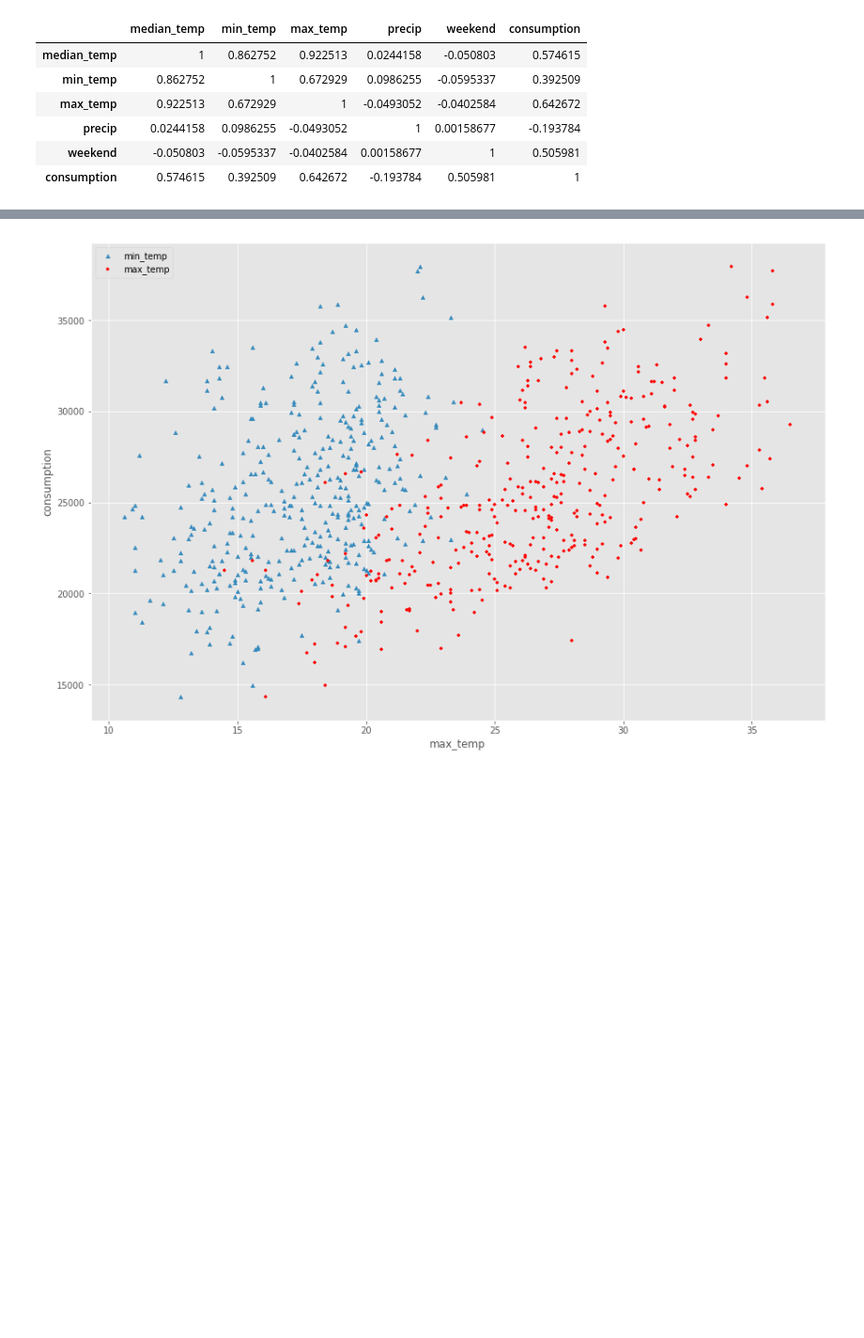
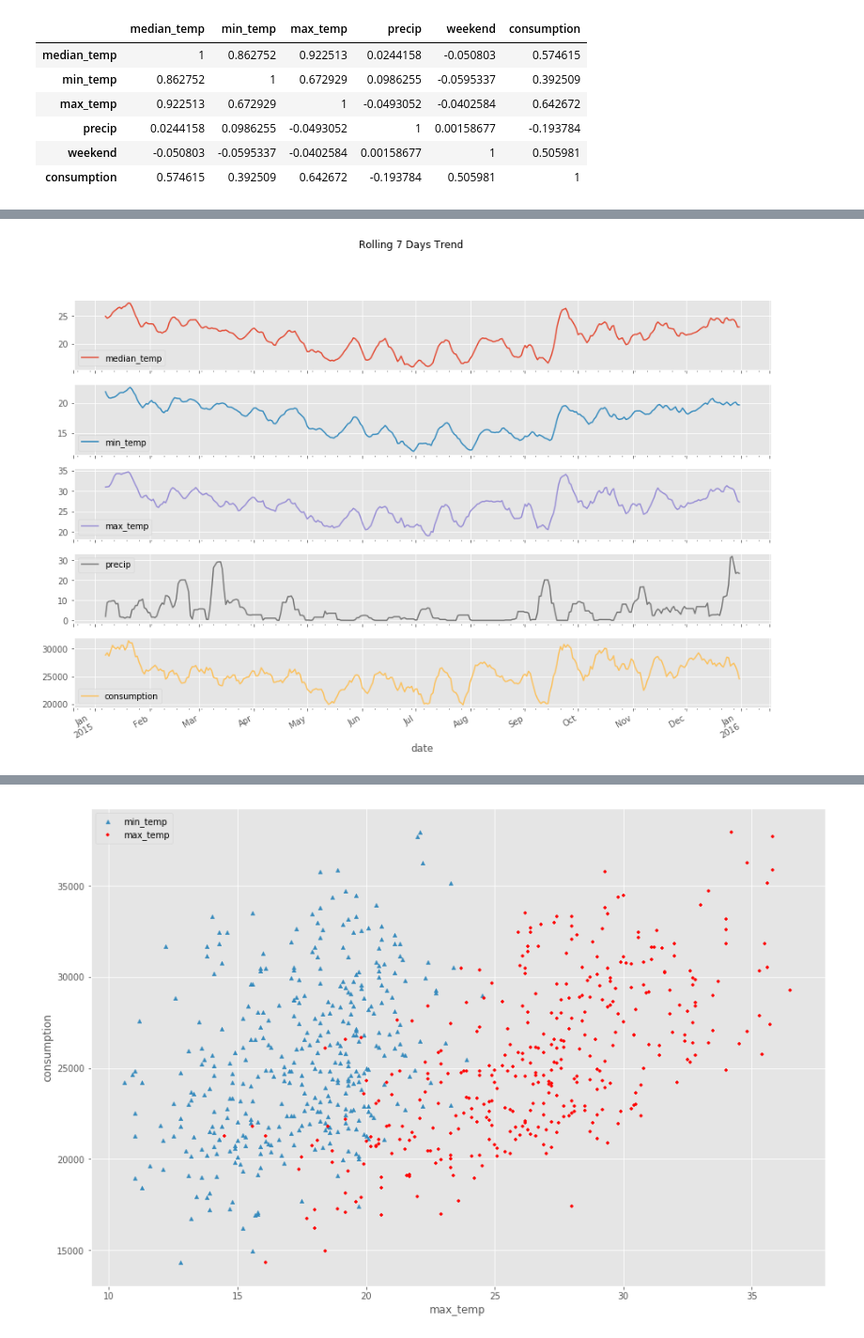
Before and after one commit to andersbogsnes/pandas_tutorial, a Jupyter notebook: 4. Putting it together.ipynb, the cells around one changed output, grey strips where cells are left out. Shown at 94% size. Saved outputs shown, nothing was run; the diff lists cells and outputs as text; code cells hidden in the pictures; blank space fills up the shorter version.

```diff
--- a/4. Putting it together.ipynb
+++ b/4. Putting it together.ipynb
@@ -44,0 +137,5 @@ df.corr().style.background_gradient()
+# %%
+rolling = numeric.rolling(7)
+axes = rolling.mean().plot(subplots=True, title='Rolling 7 Days Trend');
+# %% [output]
+[figure, added]
```
Also changed, not shown: parts of 36 cells of this notebook, 1 other file.
